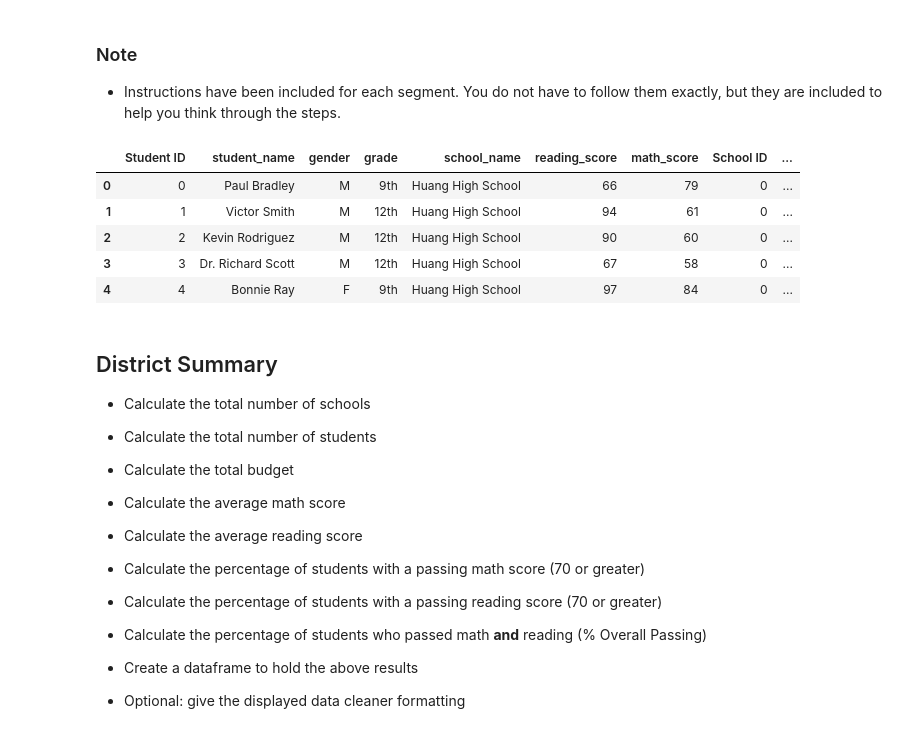
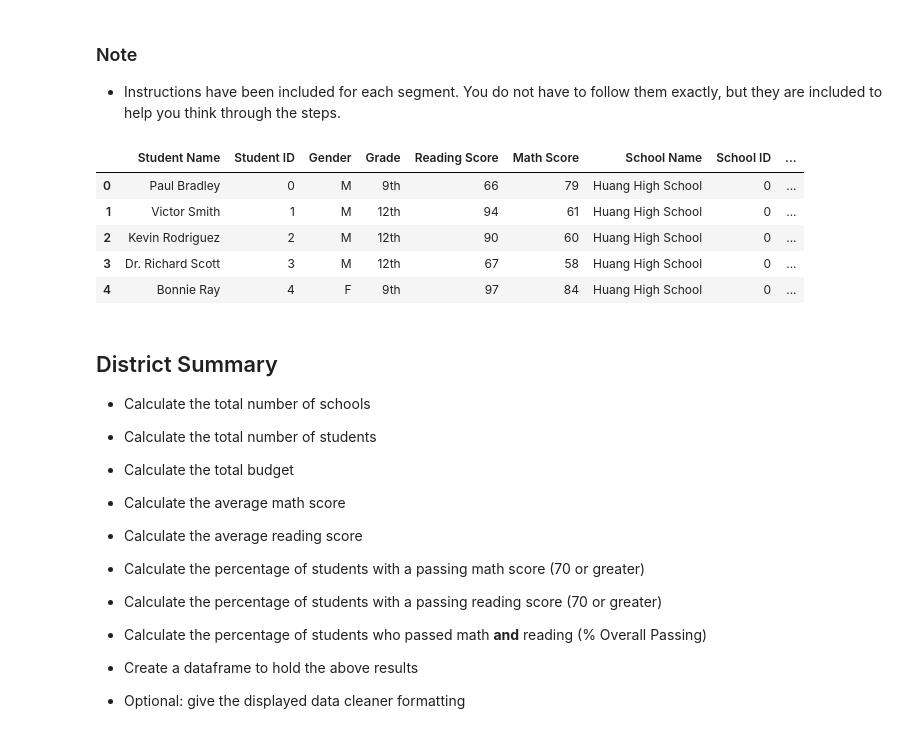
Before and after one commit to Carly-Jane/Pandas_Homework_Carly_Wieland, a Jupyter notebook: PyCitySchools/PyCitySchools_starter.ipynb, the cells around one changed output. Saved outputs shown, nothing was run; the diff lists cells and outputs as text; code cells hidden in the pictures.

```diff
--- a/PyCitySchools/PyCitySchools_starter.ipynb
+++ b/PyCitySchools/PyCitySchools_starter.ipynb
@@ -15,41 +15,41 @@ student_data = pd.read_csv(student_data_to_load)
 
 # Combine the data into a single dataset.
 school_data_complete = pd.merge(student_data, school_data, how="left", on=["school_name", "school_name"])
-school_data_complete.head()
+#school_data_complete.head()
-# %% [output]
-|  | Student ID | student_name | gender | grade | school_name | reading_score | math_score | School ID | ... |
-| 0 | 0 | Paul Bradley | M | 9th | Huang High School | 66 | 79 | 0 | ... |
-| 1 | 1 | Victor Smith | M | 12th | Huang High School | 94 | 61 | 0 | ... |
-| 2 | 2 | Kevin Rodriguez | M | 12th | Huang High School | 90 | 60 | 0 | ... |
-| 3 | 3 | Dr. Richard Scott | M | 12th | Huang High School | 67 | 58 | 0 | ... |
-| 4 | 4 | Bonnie Ray | F | 9th | Huang High School | 97 | 84 | 0 | ... |
 # %%
 # Optional: give the displayed data cleaner formatting
 
 school_data_complete_reformatted = school_data_complete[['student_name',
                                                         'Student ID',
                                                         'gender',
                                                         'grade',
                                                         'reading_score',
                                                         'math_score',
                                                         'school_name',
                                                         'School ID',
                                                         'type',
                                                         'size',
                                                         'budget']].copy()
 
 school_data_complete_reformatted.rename(columns={'student_name': 'Student Name',
                                                 'Student ID': 'Student ID',
                                                 'gender': 'Gender',
                                                 'grade': 'Grade',
                                                 'reading_score': 'Reading Score',
                                                 'math_score': 'Math Score',
                                                 'school_name': 'School Name',
                                                 'School ID': 'School ID',
                                                 'type': 'School Type',
                                                 'size': 'School Size',
                                                 'budget': 'School Budget'}, inplace=True)
-#school_data_complete_reformatted.head()
+school_data_complete_reformatted.head()
+# %% [output]
+|  | Student Name | Student ID | Gender | Grade | Reading Score | Math Score | School Name | School ID | ... |
+| 0 | Paul Bradley | 0 | M | 9th | 66 | 79 | Huang High School | 0 | ... |
+| 1 | Victor Smith | 1 | M | 12th | 94 | 61 | Huang High School | 0 | ... |
+| 2 | Kevin Rodriguez | 2 | M | 12th | 90 | 60 | Huang High School | 0 | ... |
+| 3 | Dr. Richard Scott | 3 | M | 12th | 67 | 58 | Huang High School | 0 | ... |
+| 4 | Bonnie Ray | 4 | F | 9th | 97 | 84 | Huang High School | 0 | ... |
 # %% [markdown]
 ## District Summary
 
```
Also changed, not shown: parts of 13 cells of this notebook.
